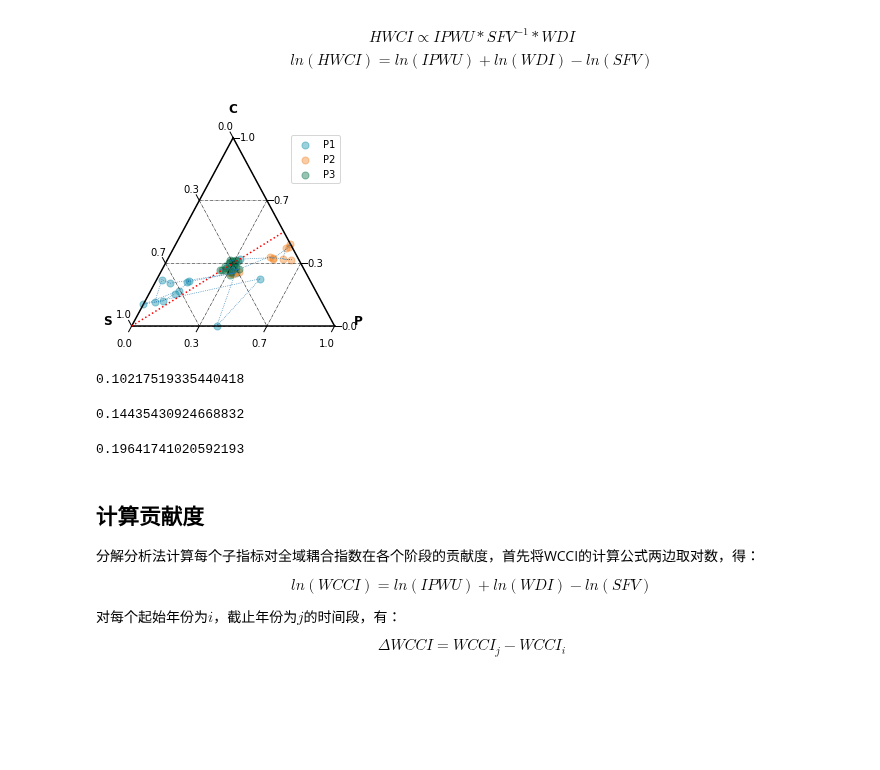
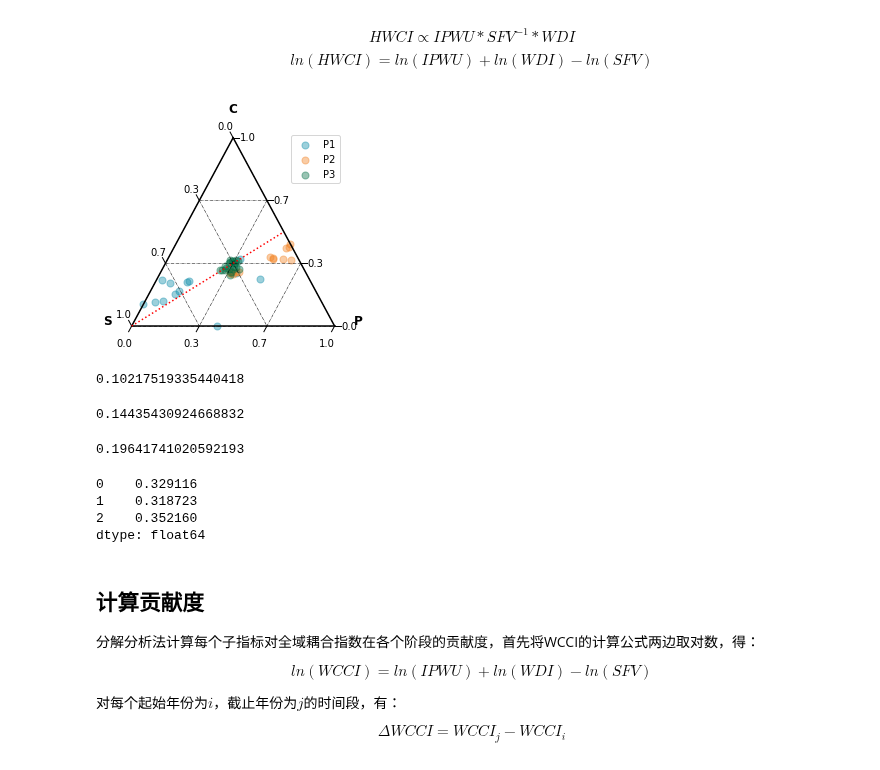
Before and after one commit to SongshGeo/Water-Governance-Regimes, a Jupyter notebook: notebooks/water_regime_index.ipynb, the cells around one changed output. Saved outputs shown, nothing was run; the diff lists cells and outputs as text; code cells hidden in the pictures; blank space fills up the shorter version.

```diff
--- a/notebooks/water_regime_index.ipynb
+++ b/notebooks/water_regime_index.ipynb
@@ -598,35 +598,35 @@ fig, ax = plt.subplots(figsize=(4, 4))
 figure, tax = ternary.figure(ax=ax, scale=1)
 tax.boundary()
 tax.gridlines(ls="-.", multiple=1./3, color="black")
 # Plot a few different styles with a legend
 tax.scatter(points_1, marker='o', color=period_colors[0], label="P1", s=scale, alpha=.4)
 tax.scatter(points_2, marker='o', color=period_colors[1], label="P2", s=scale, alpha=.4)
 tax.scatter(points_3, marker='o', color=period_colors[2], label="P3", s=scale, alpha=.4)
-tax.plot(points, ls=':', lw='0.7')
+# tax.plot(points, ls=':', lw='0.7')   # 各点之间的连接线
 fontsize = 12
 offset = 0.15
 
 tax.ticks(axis='brl', multiple=1./3, linewidth=1, tick_formats="%.1f", offset=0.03)
 # tax.ticks(axis='l', clockwise=True, multiple=1./3, linewidth=1, tick_formats="%.1f", offset=0.03)
 tax.get_axes().axis('off')
 tax.clear_matplotlib_ticks()
 
 def get_point(yr):
     a = z_ipwu[yr] + z_wdi[yr] - z_sfv[yr]
     return (z_ipwu[yr]/a, z_wdi[yr]/a, z_sfv[yr]/a)
 
 tax.set_axis_limits((0,1))
 tax.line((0,0,1),(.5,.5,0), ls=":", color='red')
 tax.right_corner_label("P", fontsize=fontsize, offset=0.25, weight='bold')
 tax.top_corner_label("C", fontsize=fontsize, offset=0.25, weight='bold')
 tax.left_corner_label("S", fontsize=fontsize, offset=0.25, weight='bold')
 
 tax.legend()
 tax.show()
 tax.savefig("../figures/main/phases.jpg", dpi=300)
 tax.savefig("../figures/main/phases.pdf", dpi=300);
 # %% [output]
-[figure, old version]
+[figure, new version]
 # %%
 wcci.loc[1965:1978].mean()
 wcci.loc[1979:1994].mean()
@@ -635,6 +635,13 @@ wcci.loc[1995:2013].mean()
 0.10217519335440418
 0.14435430924668832
 0.19641741020592193
+# %%
+pd.DataFrame(points_3).mean(axis=0)
+# %% [output]
+0    0.329116
+1    0.318723
+2    0.352160
+dtype: float64
 # %% [markdown]
 ## 计算贡献度
 
```
Also changed, not shown: parts of 2 cells of this notebook, 9 other files.
